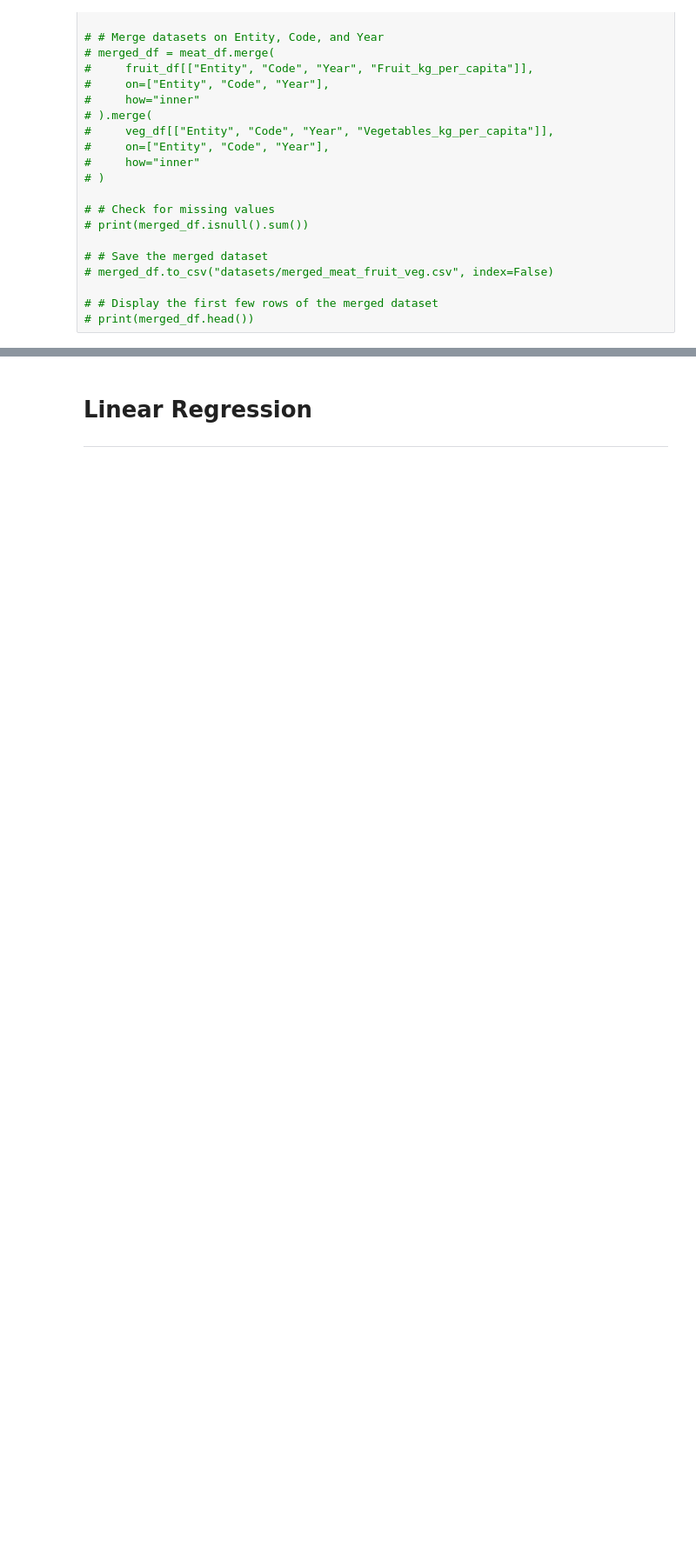
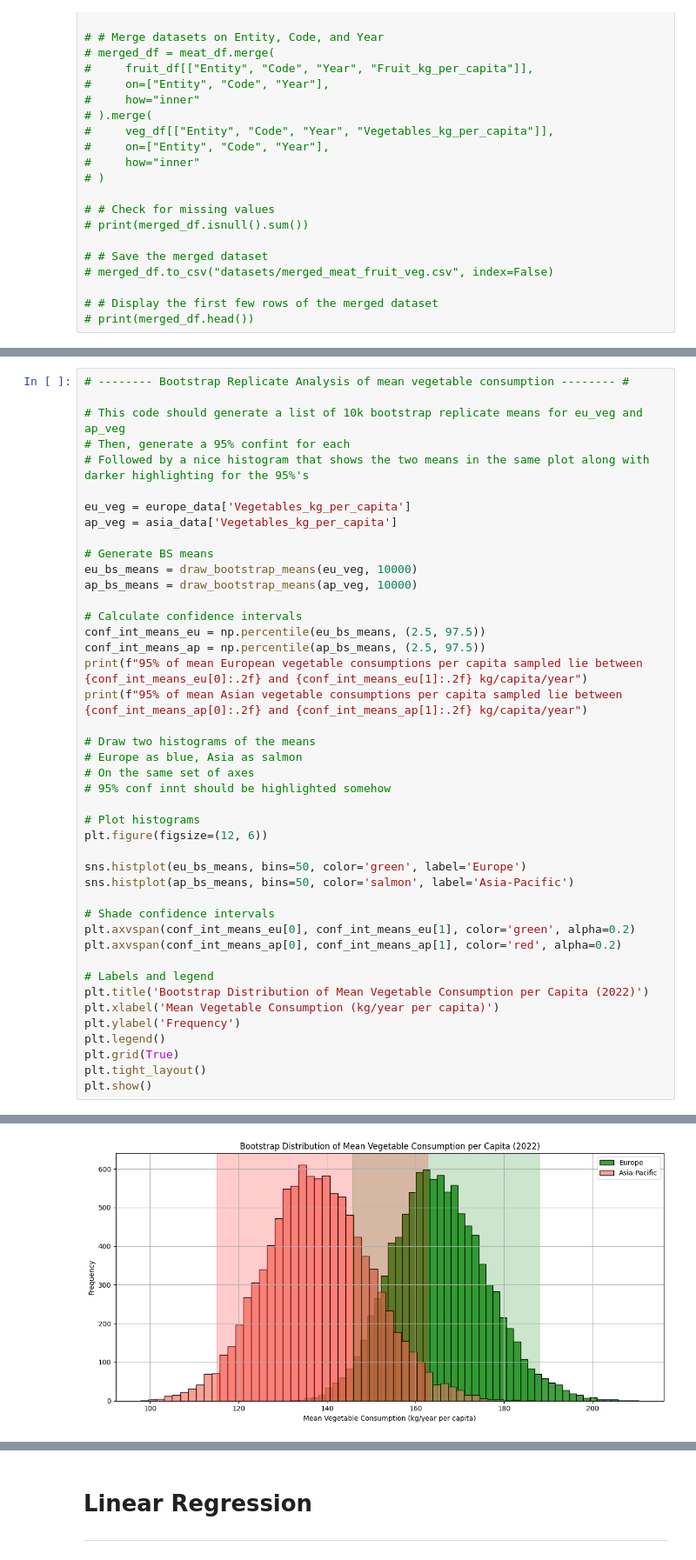
Before and after one commit to Tako870/tddm-ca, a Jupyter notebook: CA.ipynb, the cells around one changed output, grey strips where cells are left out. Shown at 87% size. Saved outputs shown, nothing was run; the diff lists cells and outputs as text; blank space fills up the shorter version.

```diff
--- a/CA.ipynb
+++ b/CA.ipynb
@@ -397,0 +329,44 @@ plt.show()
+# %%
+# -------- Bootstrap Replicate Analysis of mean vegetable consumption -------- #
+
+# This code should generate a list of 10k bootstrap replicate means for eu_veg and ap_veg
+# Then, generate a 95% confint for each
+# Followed by a nice histogram that shows the two means in the same plot along with darker highlighting for the 95%'s
+
+eu_veg = europe_data['Vegetables_kg_per_capita']
+ap_veg = asia_data['Vegetables_kg_per_capita']
+
+# Generate BS means
+eu_bs_means = draw_bootstrap_means(eu_veg, 10000)
+ap_bs_means = draw_bootstrap_means(ap_veg, 10000)
+
+# Calculate confidence intervals
+conf_int_means_eu = np.percentile(eu_bs_means, (2.5, 97.5))
+conf_int_means_ap = np.percentile(ap_bs_means, (2.5, 97.5))
+print(f"95% of mean European vegetable consumptions per capita sampled lie between {conf_int_means_eu[0]:.2f} and {conf_int_means_eu[1]:.2f} kg/capita/year")
+print(f"95% of mean Asian vegetable consumptions per capita sampled lie between {conf_int_means_ap[0]:.2f} and {conf_int_means_ap[1]:.2f} kg/capita/year")
+
+# Draw two histograms of the means
+# Europe as blue, Asia as salmon
+# On the same set of axes
+# 95% conf innt should be highlighted somehow
+
+# Plot histograms
+plt.figure(figsize=(12, 6))
+
+sns.histplot(eu_bs_means, bins=50, color='green', label='Europe')
+sns.histplot(ap_bs_means, bins=50, color='salmon', label='Asia-Pacific')
+
+# Shade confidence intervals
+plt.axvspan(conf_int_means_eu[0], conf_int_means_eu[1], color='green', alpha=0.2)
+plt.axvspan(conf_int_means_ap[0], conf_int_means_ap[1], color='red', alpha=0.2)
+
+# Labels and legend
+plt.title('Bootstrap Distribution of Mean Vegetable Consumption per Capita (2022)')
+plt.xlabel('Mean Vegetable Consumption (kg/year per capita)')
+plt.ylabel('Frequency')
+plt.legend()
+plt.grid(True)
+plt.tight_layout()
+plt.show()
+# %% [output]
@@ -397,0 +375 @@ plt.show()
+[figure, added]
```
Also changed, not shown: parts of 20 cells of this notebook.
